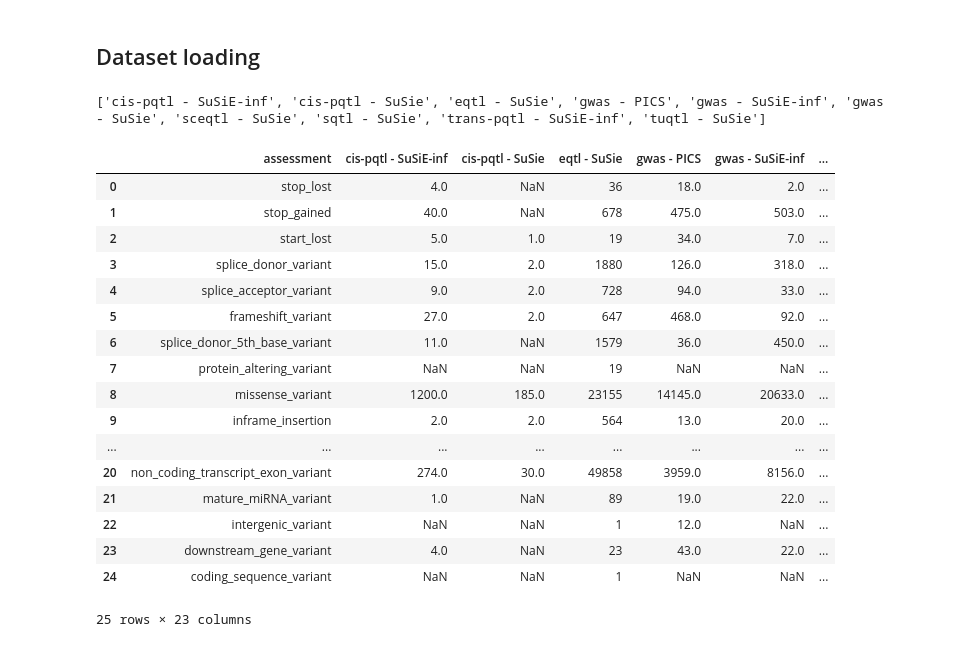
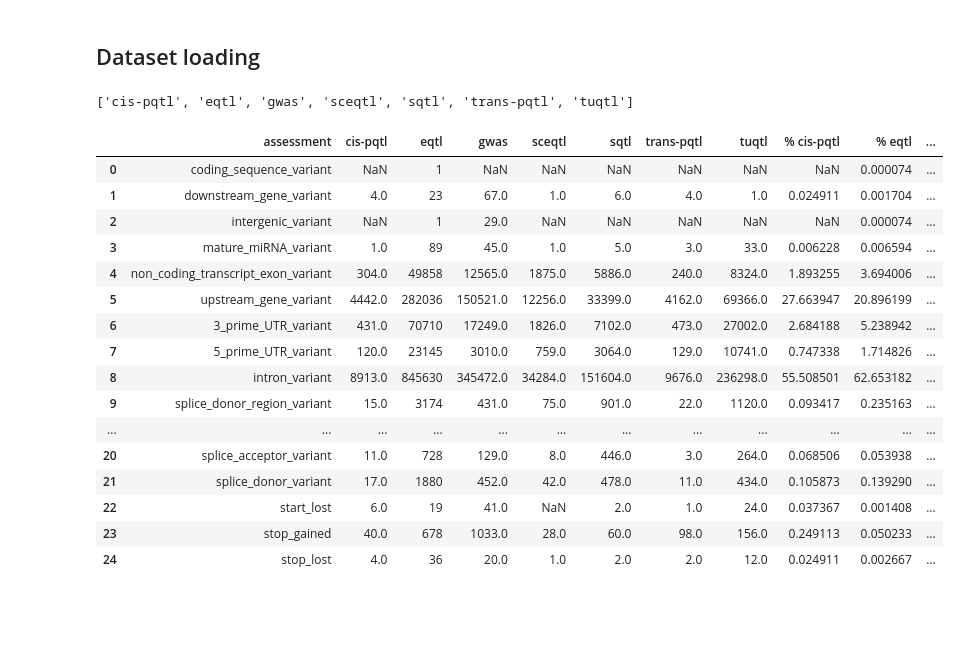
Before and after one commit to opentargets/Gentropy-manuscript, a Jupyter notebook: chapters/in_silico_effect_prediction/13_vep_assessment_breakdown.ipynb, the cells around one changed output. Drawn from its saved outputs; the diff is of its cells as text; code cells hidden in the pictures; blank space fills up the shorter version.

```diff
--- a/chapters/in_silico_effect_prediction/13_vep_assessment_breakdown.ipynb
+++ b/chapters/in_silico_effect_prediction/13_vep_assessment_breakdown.ipynb
@@ -83,50 +83,47 @@ df = dataset.select(
 )
 # %%
 data = (
-    df.with_columns(
-        cat=pl.concat_str(pl.col("studyType"), pl.col("finemappingMethod"), separator=" - "), ones=pl.lit(1)
-    )
+    df.with_columns(cat=pl.concat_str(pl.col("studyType"), separator=" - "), ones=pl.lit(1))
     .group_by("cat", "assessment")
     .agg(pl.sum("ones"), pl.first("normalisedScore"), pl.first("vepScoreClass"))
     .sort("ones")
     .pivot(
         on=["cat"],
         index=["assessment", "normalisedScore", "vepScoreClass"],
         values=["ones"],
         aggregate_function="sum",
     )
     # .fill_null(0)
 ).sort("normalisedScore", "assessment", descending=True, maintain_order=True)
 
-ordered_cols = sorted([c for c in data.columns if " - " in c])
+ordered_cols = sorted(df["studyType"].unique().to_list())
 new_names = [f"% {c}" for c in ordered_cols]
 print(ordered_cols)
 percent = [(pl.col(old) / pl.sum(old) * pl.lit(100)).alias(new) for old, new in zip(ordered_cols, new_names)]
 ordered_groups = ["very low", "low", "medium", "high", "very high"]
-data = data.select("assessment", *ordered_cols, *percent, "normalisedScore", "vepScoreClass")
+data = data.select("assessment", *ordered_cols, *percent, "normalisedScore", "vepScoreClass").sort("normalisedScore")
 data = data.to_pandas()
 assessment_order = data["assessment"]
 data
 # %% [output]
-['cis-pqtl - SuSiE-inf', 'cis-pqtl - SuSie', 'eqtl - SuSie', 'gwas - PICS', 'gwas - SuSiE-inf', 'gwas - SuSie', 'sceqtl - SuSie', 'sqtl - SuSie', 'trans-pqtl - SuSiE-inf', 'tuqtl - SuSie']
+['cis-pqtl', 'eqtl', 'gwas', 'sceqtl', 'sqtl', 'trans-pqtl', 'tuqtl']
-|  | assessment | cis-pqtl - SuSiE-inf | cis-pqtl - SuSie | eqtl - SuSie | gwas - PICS | gwas - SuSiE-inf | ... |
-| 0 | stop_lost | 4.0 | NaN | 36 | 18.0 | 2.0 | ... |
-| 1 | stop_gained | 40.0 | NaN | 678 | 475.0 | 503.0 | ... |
-| 2 | start_lost | 5.0 | 1.0 | 19 | 34.0 | 7.0 | ... |
-| 3 | splice_donor_variant | 15.0 | 2.0 | 1880 | 126.0 | 318.0 | ... |
-| 4 | splice_acceptor_variant | 9.0 | 2.0 | 728 | 94.0 | 33.0 | ... |
-| 5 | frameshift_variant | 27.0 | 2.0 | 647 | 468.0 | 92.0 | ... |
-| 6 | splice_donor_5th_base_variant | 11.0 | NaN | 1579 | 36.0 | 450.0 | ... |
-| 7 | protein_altering_variant | NaN | NaN | 19 | NaN | NaN | ... |
-| 8 | missense_variant | 1200.0 | 185.0 | 23155 | 14145.0 | 20633.0 | ... |
-| 9 | inframe_insertion | 2.0 | 2.0 | 564 | 13.0 | 20.0 | ... |
-| ... | ... | ... | ... | ... | ... | ... | ... |
-| 20 | non_coding_transcript_exon_variant | 274.0 | 30.0 | 49858 | 3959.0 | 8156.0 | ... |
-| 21 | mature_miRNA_variant | 1.0 | NaN | 89 | 19.0 | 22.0 | ... |
-| 22 | intergenic_variant | NaN | NaN | 1 | 12.0 | NaN | ... |
-| 23 | downstream_gene_variant | 4.0 | NaN | 23 | 43.0 | 22.0 | ... |
-| 24 | coding_sequence_variant | NaN | NaN | 1 | NaN | NaN | ... |
+|  | assessment | cis-pqtl | eqtl | gwas | sceqtl | sqtl | trans-pqtl | tuqtl | % cis-pqtl | % eqtl | ... |
+| 0 | coding_sequence_variant | NaN | 1 | NaN | NaN | NaN | NaN | NaN | NaN | 0.000074 | ... |
+| 1 | downstream_gene_variant | 4.0 | 23 | 67.0 | 1.0 | 6.0 | 4.0 | 1.0 | 0.024911 | 0.001704 | ... |
+| 2 | intergenic_variant | NaN | 1 | 29.0 | NaN | NaN | NaN | NaN | NaN | 0.000074 | ... |
+| 3 | mature_miRNA_variant | 1.0 | 89 | 45.0 | 1.0 | 5.0 | 3.0 | 33.0 | 0.006228 | 0.006594 | ... |
+| 4 | non_coding_transcript_exon_variant | 304.0 | 49858 | 12565.0 | 1875.0 | 5886.0 | 240.0 | 8324.0 | 1.893255 | 3.694006 | ... |
+| 5 | upstream_gene_variant | 4442.0 | 282036 | 150521.0 | 12256.0 | 33399.0 | 4162.0 | 69366.0 | 27.663947 | 20.896199 | ... |
+| 6 | 3_prime_UTR_variant | 431.0 | 70710 | 17249.0 | 1826.0 | 7102.0 | 473.0 | 27002.0 | 2.684188 | 5.238942 | ... |
+| 7 | 5_prime_UTR_variant | 120.0 | 23145 | 3010.0 | 759.0 | 3064.0 | 129.0 | 10741.0 | 0.747338 | 1.714826 | ... |
+| 8 | intron_variant | 8913.0 | 845630 | 345472.0 | 34284.0 | 151604.0 | 9676.0 | 236298.0 | 55.508501 | 62.653182 | ... |
+| 9 | splice_donor_region_variant | 15.0 | 3174 | 431.0 | 75.0 | 901.0 | 22.0 | 1120.0 | 0.093417 | 0.235163 | ... |
+| ... | ... | ... | ... | ... | ... | ... | ... | ... | ... | ... | ... |
+| 20 | splice_acceptor_variant | 11.0 | 728 | 129.0 | 8.0 | 446.0 | 3.0 | 264.0 | 0.068506 | 0.053938 | ... |
+| 21 | splice_donor_variant | 17.0 | 1880 | 452.0 | 42.0 | 478.0 | 11.0 | 434.0 | 0.105873 | 0.139290 | ... |
+| 22 | start_lost | 6.0 | 19 | 41.0 | NaN | 2.0 | 1.0 | 24.0 | 0.037367 | 0.001408 | ... |
+| 23 | stop_gained | 40.0 | 678 | 1033.0 | 28.0 | 60.0 | 98.0 | 156.0 | 0.249113 | 0.050233 | ... |
+| 24 | stop_lost | 4.0 | 36 | 20.0 | 1.0 | 2.0 | 2.0 | 12.0 | 0.024911 | 0.002667 | ... |
-25 rows × 23 columns
 # %%
 g = sns.PairGrid(
     data,
```
Also changed, not shown: parts of 2 cells of this notebook, 5 other files.
